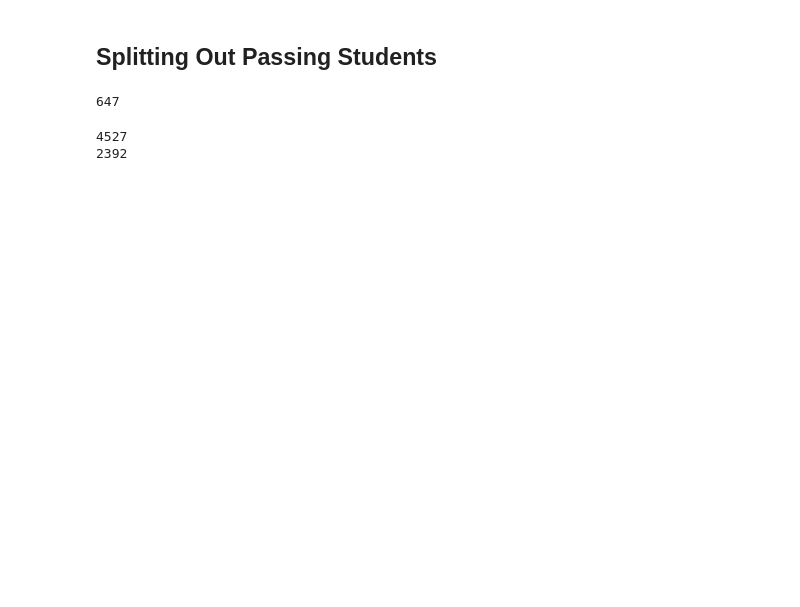
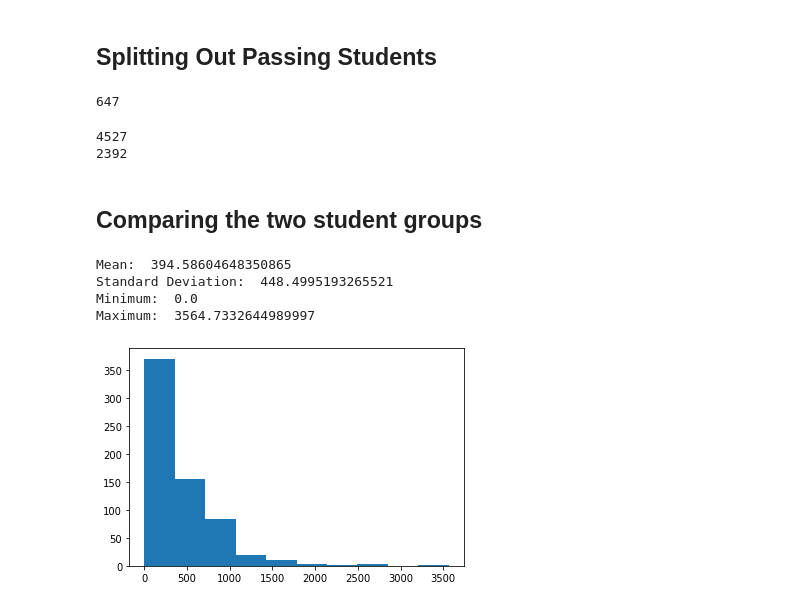
Before and after one commit to shoptsc/Data_Analysis, a Jupyter notebook: Lesson1.ipynb, the cells around one changed output. Cells and saved outputs as stored; diff of their text form; code cells hidden in the pictures; blank space fills up the shorter version.

```diff
--- a/Lesson1.ipynb
+++ b/Lesson1.ipynb
@@ -475,3 +479,7 @@ print(len(non_passing_engagement))
 # %% [output]
 4527
 2392
+# %% [markdown]
+## Comparing the two student groups
+# %%
+passing_engagement_by_account = group_data(passing_engagement, "account_key")
@@ -477,0 +488,12 @@ print(len(non_passing_engagement))
+# %%
+# Passing Engagement Total Minutes
+pasing_engagement_total_minutes = sum_grouped_items(passing_engagement_by_account, "total_minutes_visited")
+
+total_minutes = list(pasing_engagement_total_minutes.values())
+describe_data(total_minutes)
+# %% [output]
+Mean:  394.58604648350865
+Standard Deviation:  448.4995193265521
+Minimum:  0.0
+Maximum:  3564.7332644989997
+[figure, added]
```
Also changed, not shown: parts of 12 cells of this notebook.
